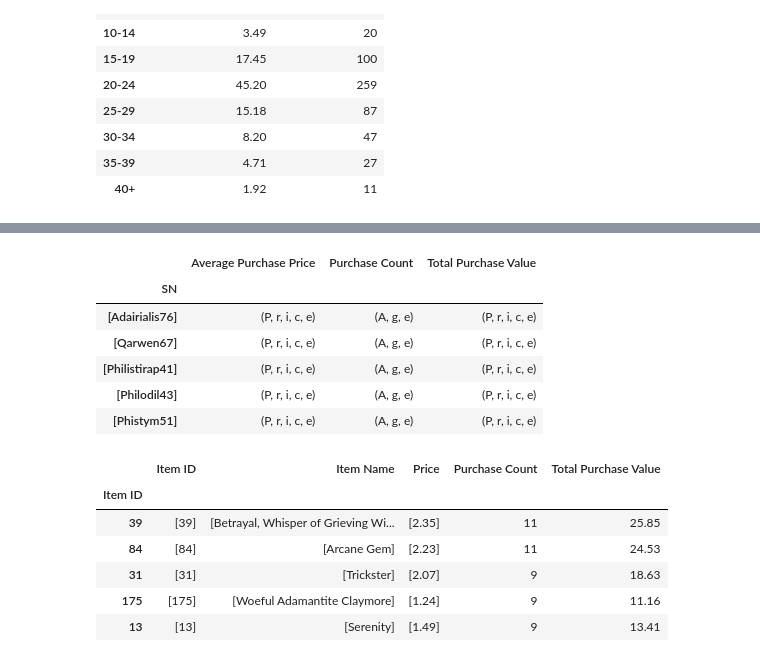
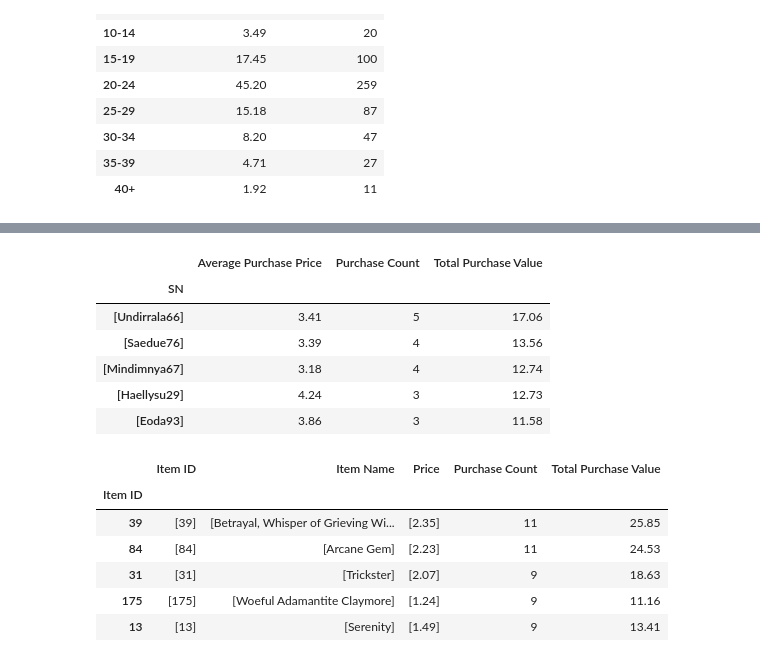
Before and after one commit to malvika/numpy_pandas-challenge, a Jupyter notebook: HeroesOfPymoli/PolyHeroes.ipynb, the cells around one changed output, grey strips where cells are left out. Cells and saved outputs as stored; diff of their text form; code cells hidden in the pictures.

```diff
--- a/HeroesOfPymoli/PolyHeroes.ipynb
+++ b/HeroesOfPymoli/PolyHeroes.ipynb
@@ -332,25 +292,37 @@ total_purchase_by_SN.head()
 # %%
+# SN grouping for unique spenders
+
+SN_groupby = purchase_data_df.groupby(purchase_data_df["SN"])
+spenders_list = SN_groupby["SN"].unique()
+
+# Purchase Count
+SN_purchase_count = SN_groupby["Age"].count()
+
+# Average Purchase Price
+SN_average_price = round(SN_groupby["Price"].mean(),2)
+
+# Total Purchase Value
+SN_total_price = SN_groupby["Price"].sum()
+
 # Creating a dictionary of top spenders
-top_spenders_dict = {"SN": spenders_list,
-                     "Purchase Count": num_purchase_by_SN ,
-                     "Average Purchase Price":avg_purchase_by_SN ,
-                     "Total Purchase Value":total_purchase_by_SN}
+top_spenders_dict = {"SN":spenders_list,
+                     "Purchase Count":SN_purchase_count,
+                     "Average Purchase Price":SN_average_price,
+                     "Total Purchase Value": SN_total_price}
 
-#Create a dataframe
+# create a dataframe for Top 5 Spenders
 top_spenders_df = pd.DataFrame(top_spenders_dict)
 top_spenders_df = top_spenders_df.set_index("SN")
 top_spenders_df = top_spenders_df.sort_values("Total Purchase Value",ascending=False)
-
-#Displays the top 5 spenders by SN
 top_spenders_df.head()
 # %% [output]
 |  | Average Purchase Price | Purchase Count | Total Purchase Value |
 | SN |  |  |  |
-| [Adairialis76] | (P, r, i, c, e) | (A, g, e) | (P, r, i, c, e) |
-| [Qarwen67] | (P, r, i, c, e) | (A, g, e) | (P, r, i, c, e) |
-| [Philistirap41] | (P, r, i, c, e) | (A, g, e) | (P, r, i, c, e) |
-| [Philodil43] | (P, r, i, c, e) | (A, g, e) | (P, r, i, c, e) |
-| [Phistym51] | (P, r, i, c, e) | (A, g, e) | (P, r, i, c, e) |
+| [Undirrala66] | 3.41 | 5 | 17.06 |
+| [Saedue76] | 3.39 | 4 | 13.56 |
+| [Mindimnya67] | 3.18 | 4 | 12.74 |
+| [Haellysu29] | 4.24 | 3 | 12.73 |
+| [Eoda93] | 3.86 | 3 | 11.58 |
 # %%
 # Most Popular Items
 
```
Also changed, not shown: parts of 4 cells of this notebook.
